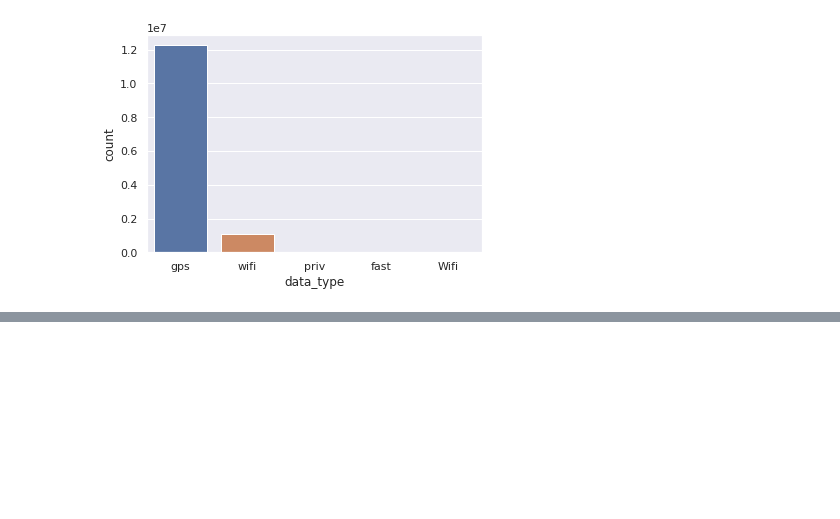
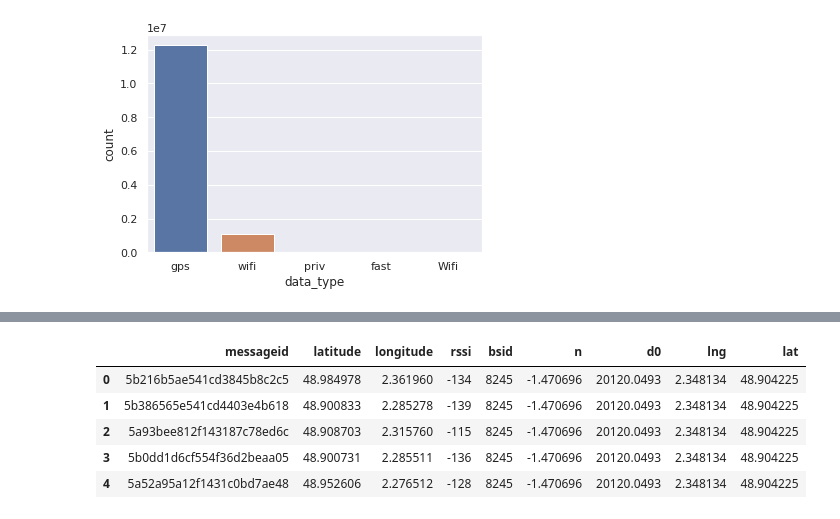
Before and after one commit to vcharvet/geoloc-challenge, a Jupyter notebook: notebooks/feature_exploration.ipynb, the cells around one changed output, grey strips where cells are left out. Cells and saved outputs as stored; diff of their text form; code cells hidden in the pictures; blank space fills up the shorter version.

Commit message:
[notebooks] feature_exporation for rssi consistency

```diff
--- a/notebooks/feature_exploration.ipynb
+++ b/notebooks/feature_exploration.ipynb
@@ -20,12 +20,12 @@ print(sys.path, os.getcwd())
 # %% [markdown]
 ## Loading data
 # %%
-train_path = 'data/Train/Train_dataset-002.csv'
+train_path = 'data/Train/train_dataset.csv'
 
 train_df = pd.read_csv(train_path, sep=',')
-train_labels = train_df.loc[:, ['latitude', 'longitude']]
+# train_labels = train_df.loc[:, ['latitude', 'longitude']]
 
-train_df.drop(['latitude', 'longitude'], axis=1, inplace=True)
+# train_df.drop(['latitude', 'longitude'], axis=1, inplace=True)
 # %%
 from utils.plot_map import PlotMap
 from bokeh.io import output_notebook
@@ -210,0 +283,5 @@ ValueError: max must be larger than min in range parameter.
+# %%
+df_rssi = pd.read_csv('data/rssi_params_parsed.csv', sep=';').drop('Unnamed: 0', axis=1)
+df_bs = pd.read_csv('data/base_station_coord.csv', sep=';').drop('Unnamed: 0', axis=1)
+
+df_bs.head()
@@ -210,0 +295,4 @@ ValueError: max must be larger than min in range parameter.
+# %%
+df_bs_tot = df_rssi.merge(df_bs, on='bsid')
+
+df_bs_tot.head()
@@ -210,0 +306,12 @@ ValueError: max must be larger than min in range parameter.
+# %%
+df_features = train_df[['messageid', 'latitude', 'longitude', 'rssi', 'bsid']].merge(df_bs_tot, on='bsid')
+
+del train_df
+df_features.head()
+# %% [output]
+|  | messageid | latitude | longitude | rssi | bsid | n | d0 | lng | lat |
+| 0 | 5b216b5ae541cd3845b8c2c5 | 48.984978 | 2.361960 | -134 | 8245 | -1.470696 | 20120.0493 | 2.348134 | 48.904225 |
+| 1 | 5b386565e541cd4403e4b618 | 48.900833 | 2.285278 | -139 | 8245 | -1.470696 | 20120.0493 | 2.348134 | 48.904225 |
+| 2 | 5a93bee812f143187c78ed6c | 48.908703 | 2.315760 | -115 | 8245 | -1.470696 | 20120.0493 | 2.348134 | 48.904225 |
+| 3 | 5b0dd1d6cf554f36d2beaa05 | 48.900731 | 2.285511 | -136 | 8245 | -1.470696 | 20120.0493 | 2.348134 | 48.904225 |
+| 4 | 5a52a95a12f1431c0bd7ae48 | 48.952606 | 2.276512 | -128 | 8245 | -1.470696 | 20120.0493 | 2.348134 | 48.904225 |
```
Also changed, not shown: parts of 23 cells of this notebook.
